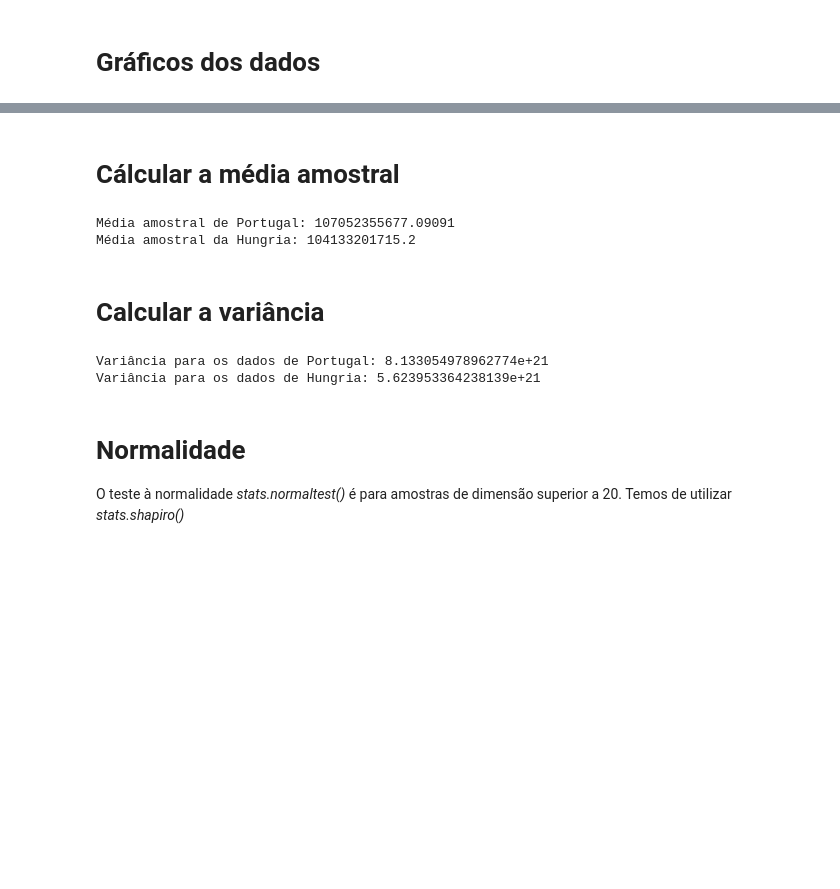
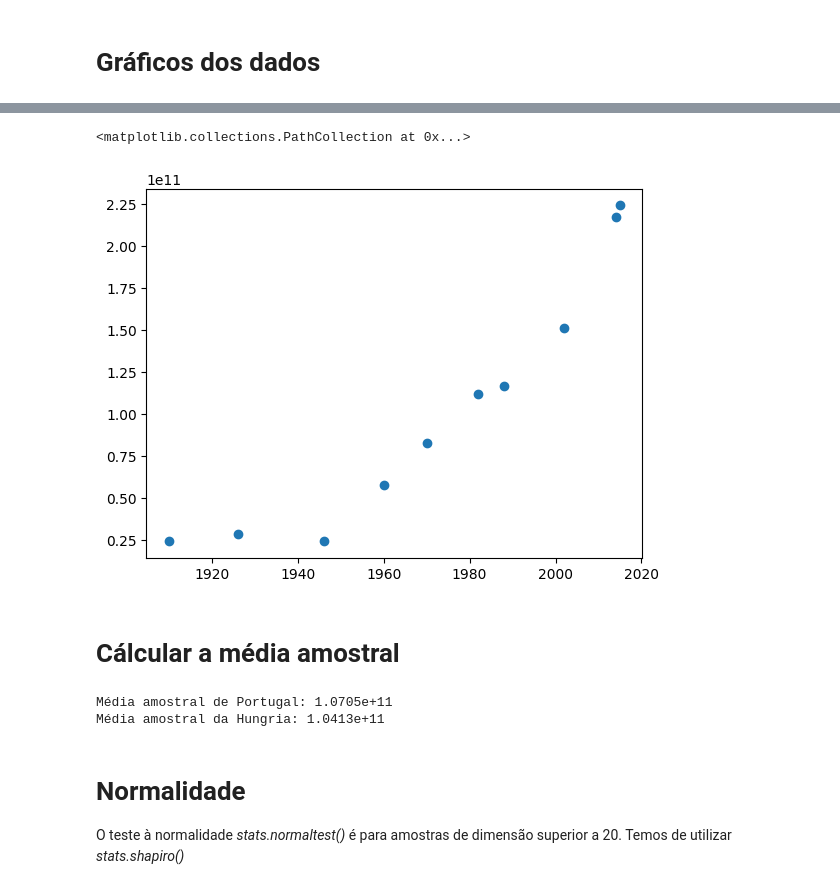
Before and after one commit to preis/anadi_2024, a Jupyter notebook: ficheiros/Trabalho 1/Trabalho 4.2 2.ipynb, the cells around one changed output, grey strips where cells are left out. Saved outputs shown, nothing was run; the diff lists cells and outputs as text; code cells hidden in the pictures; blank space fills up the shorter version.

```diff
--- a/ficheiros/Trabalho 1/Trabalho 4.2 2.ipynb
+++ b/ficheiros/Trabalho 1/Trabalho 4.2 2.ipynb
@@ -50,28 +50,21 @@ ValueError: x and y must be the same size
 # %%
-plt.scatter(sampleyears2, dados_PT)
+plt.scatter(dados_HU["year"], dados_HU["gdp"])
+# %% [output]
+<matplotlib.collections.PathCollection at 0x...>
+[figure, added]
 # %% [markdown]
 # Cálcular a média amostral
 # %%
 # Média amostral de Portugal.
-media_PT = dados_PT.mean(axis=0)
-print(f"Média amostral de Portugal: {media_PT}")
+media_PT = dados_PT["gdp"].mean(axis=0)
+print(f"Média amostral de Portugal: {media_PT:.4e}")
 
 # Média amostral da Hungria.
-media_HU = dados_HU.mean(axis=0)
-print(f"Média amostral da Hungria: {media_HU}")
+media_HU = dados_HU["gdp"].mean(axis=0)
+print(f"Média amostral da Hungria: {media_HU:.4e}")
 # %% [output]
-Média amostral de Portugal: 107052355677.09091
-Média amostral da Hungria: 104133201715.2
+Média amostral de Portugal: 1.0705e+11
+Média amostral da Hungria: 1.0413e+11
-# %% [markdown]
-# Calcular a variância
-# %%
-variancia_PT = dados_PT.var(axis=0)
-print(f"Variância para os dados de Portugal: {variancia_PT}")
-variancia_HU = dados_HU.var(axis=0)
-print(f"Variância para os dados de Hungria: {variancia_HU}")
-# %% [output]
-Variância para os dados de Portugal: 8.133054978962774e+21
-Variância para os dados de Hungria: 5.623953364238139e+21
 # %% [markdown]
 # Normalidade
 
```
Also changed, not shown: parts of 15 cells of this notebook, 1 other file.
